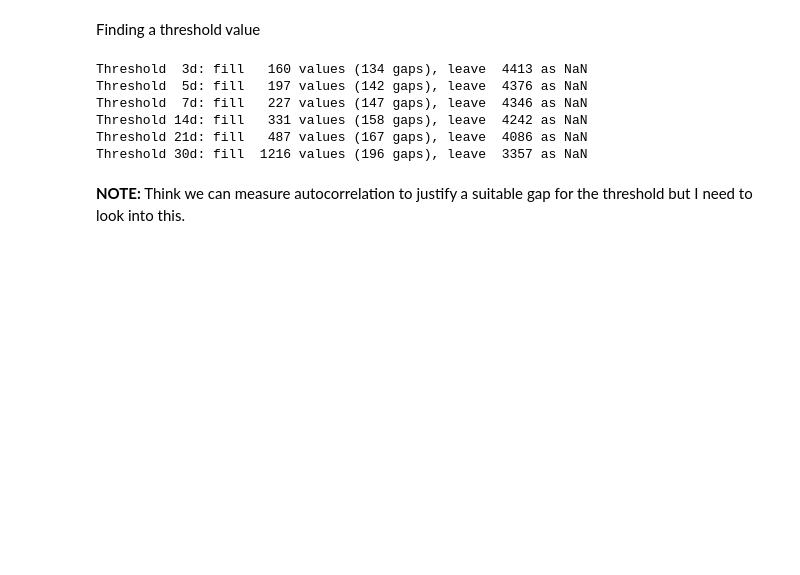
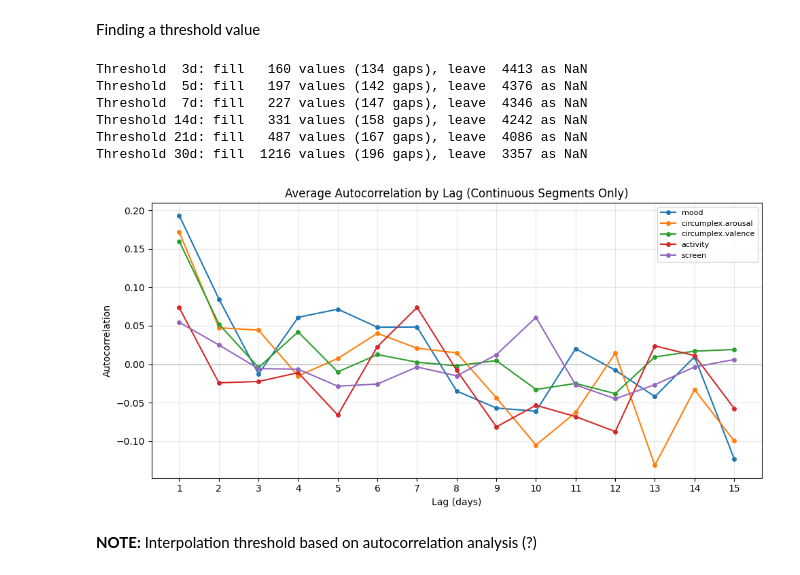
Before and after one commit to myriamth04/Data-Mining, a Jupyter notebook: eda.ipynb, the cells around one changed output. Drawn from its saved outputs; the diff is of its cells as text; code cells hidden in the pictures; blank space fills up the shorter version.

Commit message:
task 1B with somewhat arbitrary prologned missing period threshold

```diff
--- a/eda.ipynb
+++ b/eda.ipynb
@@ -669,5 +669,70 @@ Threshold  7d: fill   227 values (147 gaps), leave  4346 as NaN
 Threshold 14d: fill   331 values (158 gaps), leave  4242 as NaN
 Threshold 21d: fill   487 values (167 gaps), leave  4086 as NaN
 Threshold 30d: fill  1216 values (196 gaps), leave  3357 as NaN
-# %% [markdown]
-**NOTE:** Think we can measure autocorrelation to justify a suitable gap for the threshold but I need to look into this.
+# %%
+def autocorr_continuous(series, max_lag=15):
+    """Compute autocorrelation only on continuous (non-NaN) segments."""
+    # Find continuous segments
+    segments = []
+    current = []
+    for v in series:
+        if np.isnan(v):
+            if len(current) > max_lag:
+                segments.append(np.array(current))
+            current = []
+        else:
+            current.append(v)
+    if len(current) > max_lag:
+        segments.append(np.array(current))
+
+    if not segments:
+        return [np.nan] * max_lag
+
+    # Average autocorrelation across segments
+    all_acfs = []
+    for seg in segments:
+        mean = np.mean(seg)
+        var = np.var(seg)
+        if var == 0:
+            continue
+        acf = []
+        for lag in range(1, max_lag + 1):
+            cov = np.mean((seg[:-lag] - mean) * (seg[lag:] - mean))
+            acf.append(cov / var)
+        all_acfs.append(acf)
+
+    return np.mean(all_acfs, axis=0) if all_acfs else [np.nan] * max_lag
+
+max_lag = 15
+acf_by_var = {}
+
+for var in impute_vars:
+    patient_acfs = []
+    for pid in sorted(daily_full["id"].unique().to_list()):
+        subset = (daily_full
+                  .filter((pl.col("id") == pid) & (pl.col("variable") == var))
+                  .sort("date"))
+        values = subset["value"].to_numpy().astype(float)
+        ac = autocorr_continuous(values, max_lag)
+        if not np.isnan(ac[0]):
+            patient_acfs.append(ac)
+    if patient_acfs:
+        acf_by_var[var] = np.nanmean(patient_acfs, axis=0)
+
+fig, ax = plt.subplots(figsize=(10, 5))
+for var in acf_by_var:
+    ax.plot(range(1, max_lag + 1), acf_by_var[var], marker="o", label=var, markersize=4)
+
+ax.axhline(y=0, color="gray", linestyle="-", alpha=0.3)
+ax.set_xlabel("Lag (days)")
+ax.set_ylabel("Autocorrelation")
+ax.set_title("Average Autocorrelation by Lag (Continuous Segments Only)")
+ax.set_xticks(range(1, max_lag + 1))
+ax.legend(fontsize=8)
+ax.grid(True, alpha=0.3)
+plt.tight_layout()
+plt.show()
+# %% [output]
+[figure, added]
+# %% [markdown]
+**NOTE:** Interpolation threshold based on autocorrelation analysis (?)
```
Also changed, not shown: parts of 6 cells of this notebook.
